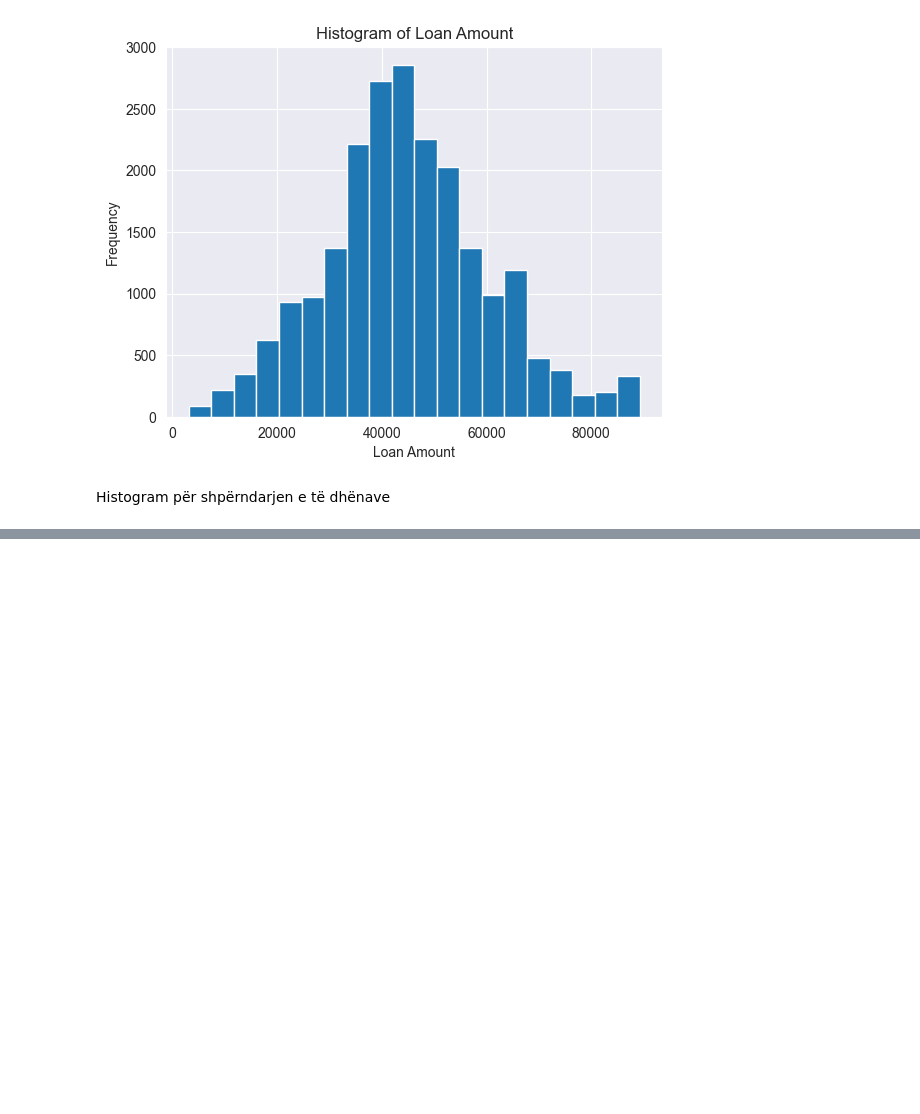
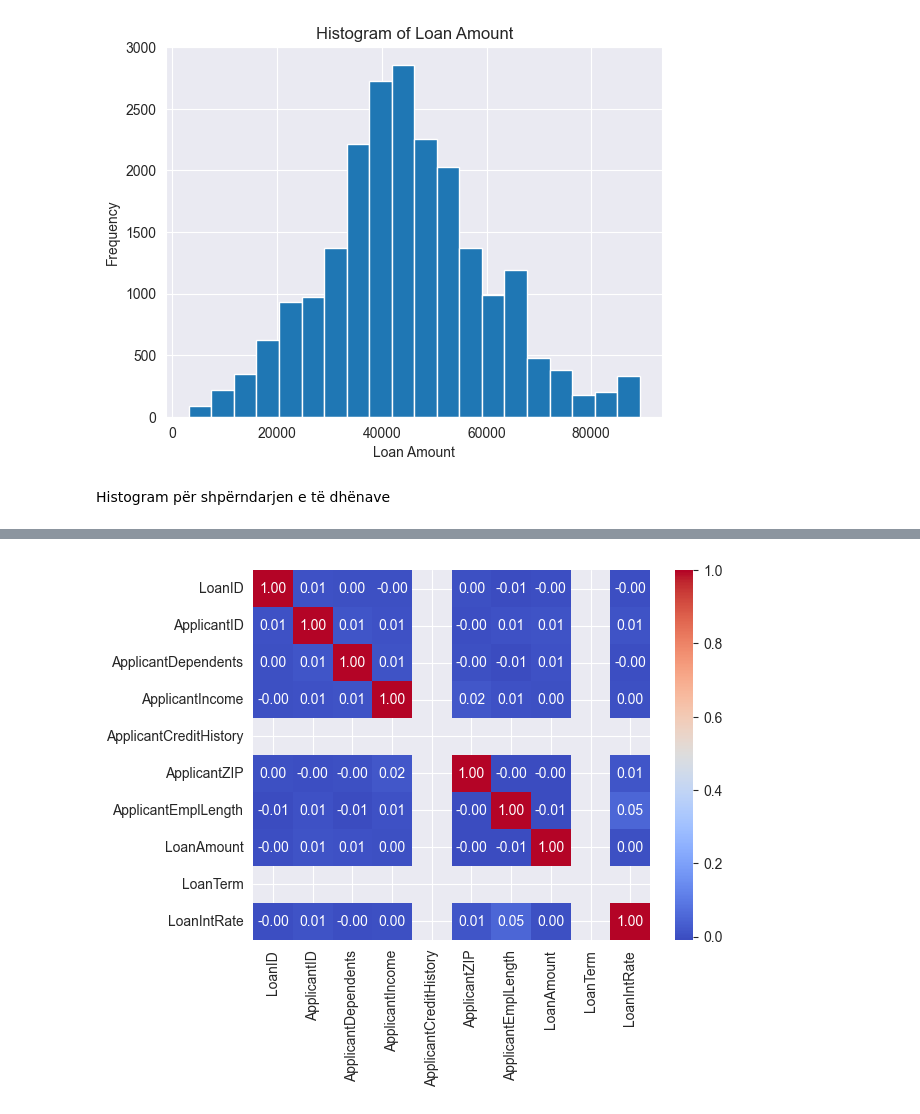
Before and after one commit to kaltrinabaliu/PergatitjaDheVizualizimiiTeDhenave, a Jupyter notebook: BankingDatasetForLoan.ipynb, the cells around one changed output, grey strips where cells are left out. Drawn from its saved outputs; the diff is of its cells as text; code cells hidden in the pictures; blank space fills up the shorter version.

```diff
--- a/BankingDatasetForLoan.ipynb
+++ b/BankingDatasetForLoan.ipynb
@@ -285,6 +297,5 @@ plt.show()
 # %%
-df_cleaned['LoanIntRate'].hist(bins=20)
-plt.title('Histogram of LoanIntRate')
-plt.xlabel('LoanIntRate')
-plt.ylabel('Frequency')
+sns.heatmap(df_cleaned.corr(numeric_only=True), annot=True, cmap="coolwarm", fmt=".2f")
 plt.show()
+# %% [output]
+[figure, added]
```
Also changed, not shown: parts of 12 cells of this notebook.
